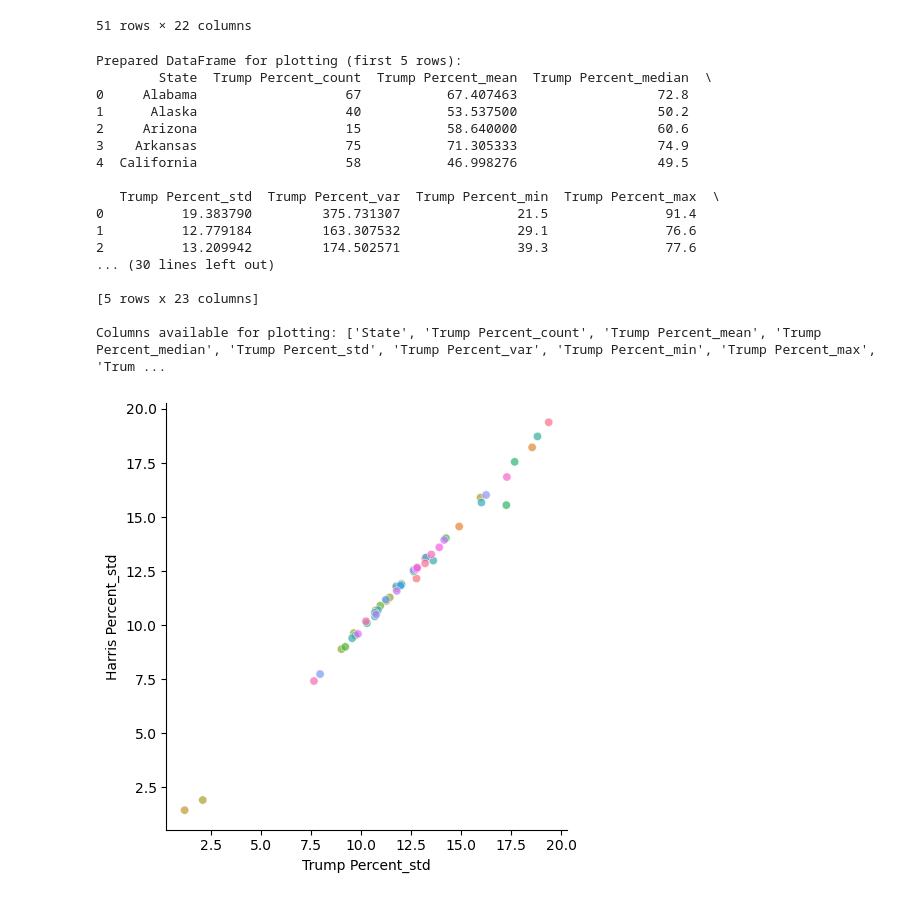
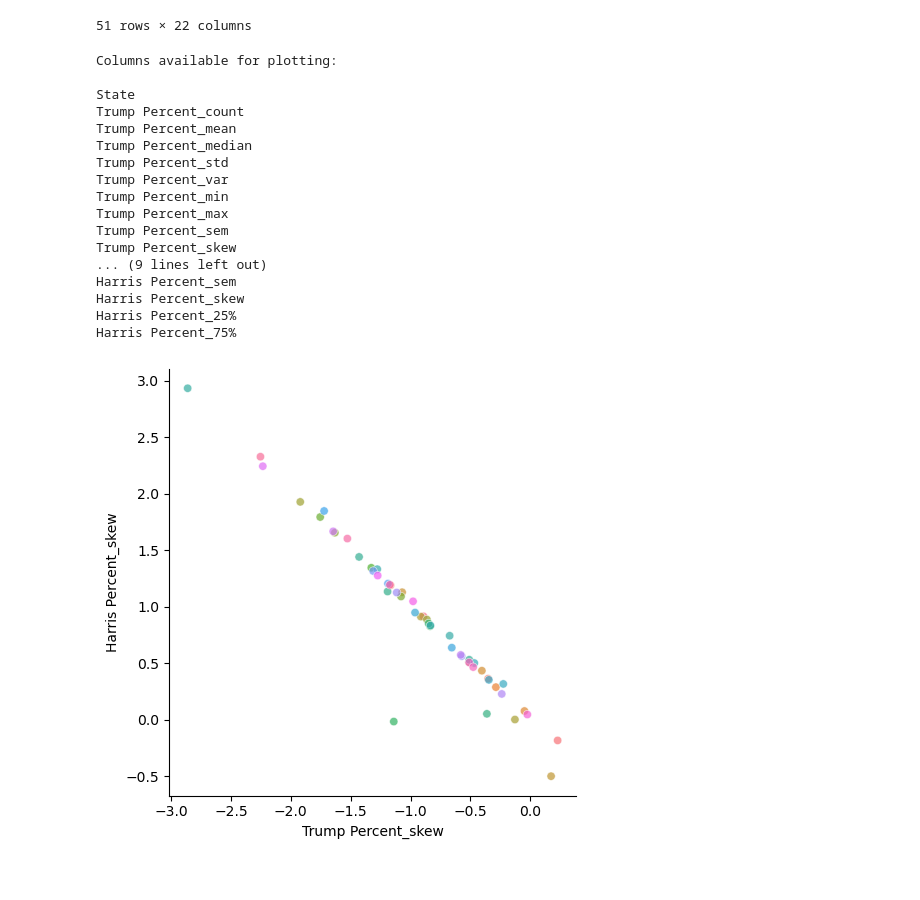
Before and after one commit to Jdrake4e/election_data_analysis, a Jupyter notebook: analysis.ipynb, the cells around one changed output. Saved outputs shown, nothing was run; the diff lists cells and outputs as text; code cells hidden in the pictures.

Commit message:
fixed my error check function

```diff
--- a/analysis.ipynb
+++ b/analysis.ipynb
@@ -79,46 +79,51 @@ state_aggregated_stats
 # Make a copy to avoid modifying the original aggregated data
 plot_data = state_aggregated_stats.copy()
 
-# 1. Flatten the MultiIndex columns
-# Joins ('Trump Percent', 'mean') into 'Trump Percent_mean'
+# Flatten the MultiIndex columns
+# Joins tuple column names. IE:('Trump Percent', 'mean') into 'Trump Percent_mean'
 plot_data.columns = ['_'.join(col).strip() for col in plot_data.columns.values]
 
-# 2. Reset the index to make 'State' a column
+# Reset the index to make 'State' a column
 plot_data = plot_data.reset_index()
 
-print("\nPrepared DataFrame for plotting (first 5 rows):")
-print(plot_data.head())
-print("\nColumns available for plotting:", plot_data.columns.tolist())
-
-# Check if the necessary columns exist before plotting
-if all(c in plot_data.columns for c in ['Trump Percent_median', 'Harris Percent_median', 'Trump Percent_count']):
-    sns.relplot(
-        data=plot_data,
-        x="Trump Percent_std",
-        y="Harris Percent_std",
-        hue="State",
-        alpha=0.7,
-        legend=False
-    )
-    plt.show()
-else:
-    print("\nSkipping Median vs Median plot - required columns missing.")
+print(f"Columns available for plotting:\n")
+for col in plot_data.columns.tolist():
+    print(col)
 # %% [output]
-Prepared DataFrame for plotting (first 5 rows):
-        State  Trump Percent_count  Trump Percent_mean  Trump Percent_median  \
-0     Alabama                   67           67.407463                  72.8
-1      Alaska                   40           53.537500                  50.2
-2     Arizona                   15           58.640000                  60.6
-3    Arkansas                   75           71.305333                  74.9
-4  California                   58           46.998276                  49.5
+Columns available for plotting:
 
-   Trump Percent_std  Trump Percent_var  Trump Percent_min  Trump Percent_max  \
-0          19.383790         375.731307               21.5               91.4
-1          12.779184         163.307532               29.1               76.6
-2          13.209942         174.502571               39.3               77.6
-... (30 lines left out)
-
-[5 rows x 23 columns]
-
-Columns available for plotting: ['State', 'Trump Percent_count', 'Trump Percent_mean', 'Trump Percent_median', 'Trump Percent_std', 'Trump Percent_var', 'Trump Percent_min', 'Trump Percent_max', 'Trum ...
+State
+Trump Percent_count
+Trump Percent_mean
+Trump Percent_median
+Trump Percent_std
+Trump Percent_var
+Trump Percent_min
+Trump Percent_max
+Trump Percent_sem
+Trump Percent_skew
+... (9 lines left out)
+Harris Percent_sem
+Harris Percent_skew
+Harris Percent_25%
+Harris Percent_75%
-[figure, removed]
+# %%
+var1 = 'Trump Percent_skew'
+var2 = 'Harris Percent_skew'
+
+
+# Check if the necessary columns exist before plotting
+if all(c in plot_data.columns for c in [var1, var2]):
+    sns.relplot(
+        data=plot_data,
+        x=var1,
+        y=var2,
+        hue="State",
+        alpha=0.7,
+        legend=False
+    )
+    plt.show()
+else:
+    print(f"\nSkipping {var1} vs {var2} plot - required columns missing.")
+# %% [output]
+[figure, added]
```
Also changed, not shown: parts of 1 cell of this notebook.
